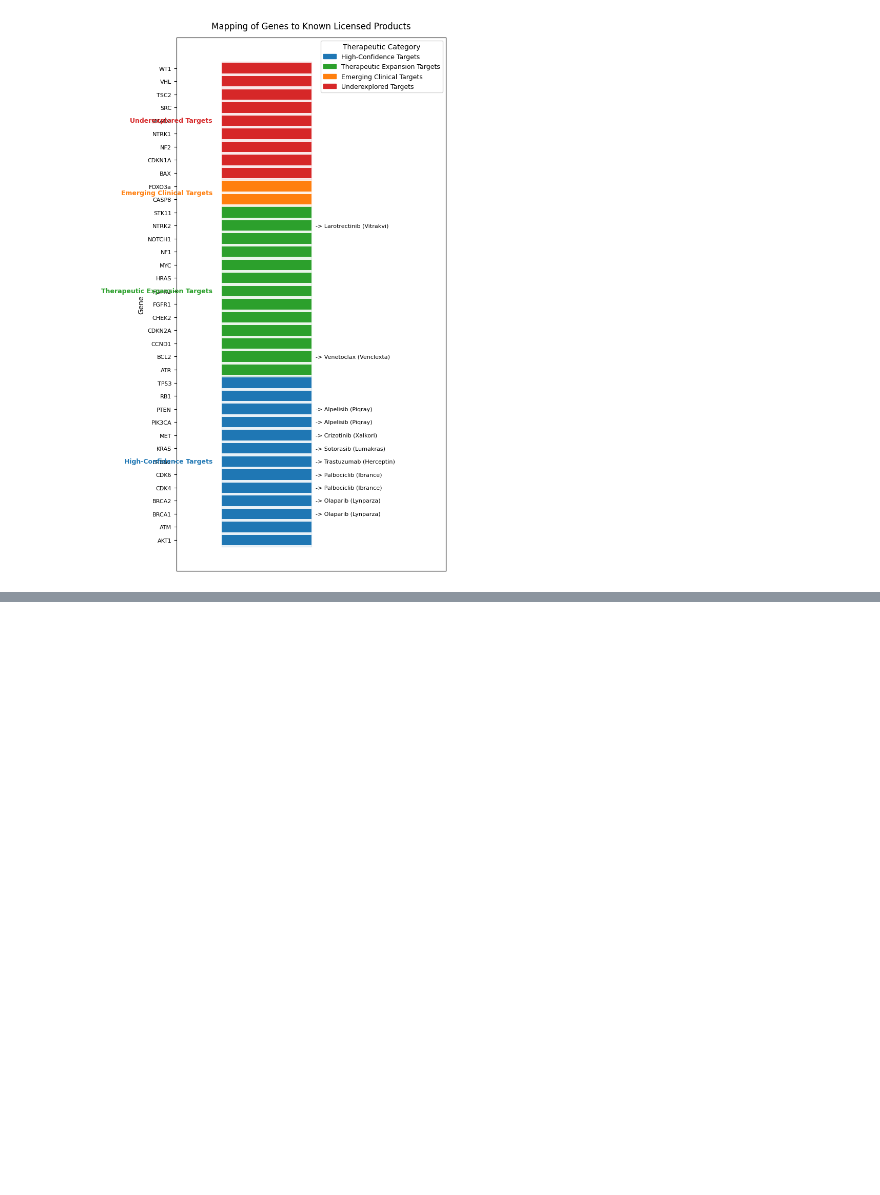
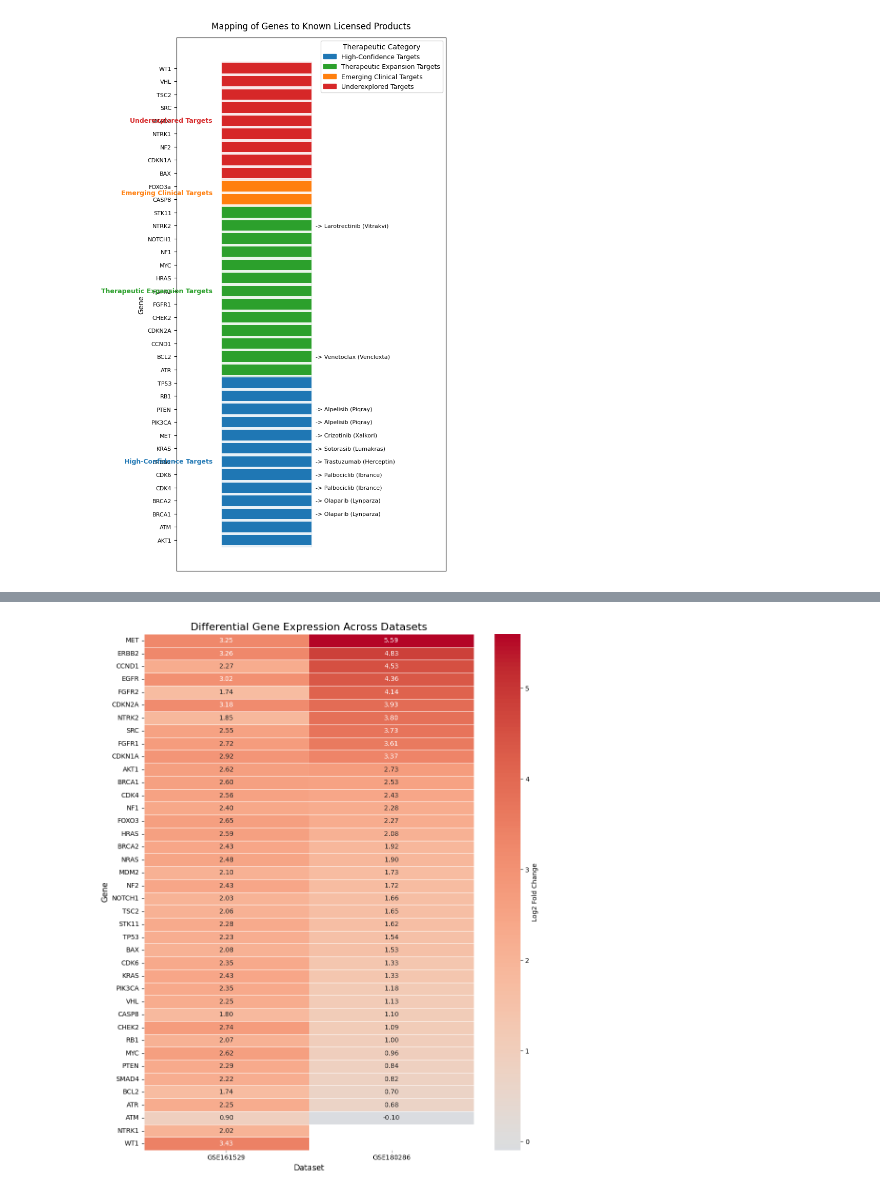
Before and after one commit to oliverraj/interpretable-machine-learning-oncology, a Jupyter notebook: notebooks/10_Combined_DE.ipynb, the cells around one changed output, grey strips where cells are left out. Drawn from its saved outputs; the diff is of its cells as text; code cells hidden in the pictures; blank space fills up the shorter version.

```diff
--- a/notebooks/10_Combined_DE.ipynb
+++ b/notebooks/10_Combined_DE.ipynb
@@ -2717,0 +2660,27 @@ plt.show()
+# %%
+# Sort df_pivot rows by 'GSE180286' column descending
+
+# Pivot the dataframe: index=gene, columns=Dataset, values=log2_fc
+df = pd.read_csv("~/Desktop/Capstone/Notebook recent/combined_de_genes.csv")
+df_pivot = df.pivot(index='gene', columns='Dataset', values='log2_fc')
+df_pivot_sorted = df_pivot.sort_values(by='GSE180286', ascending=False)
+
+plt.figure(figsize=(10, max(4, len(df_pivot_sorted)*0.3)))  # dynamic height
+
+sns.heatmap(
+    df_pivot_sorted,
+    cmap='coolwarm',
+    center=0,
+    annot=True,
+    fmt=".2f",
+    linewidths=0.5,
+    cbar_kws={'label': 'Log2 Fold Change'}
+)
+
+plt.title('Differential Gene Expression Across Datasets', fontsize=16)
+plt.ylabel('Gene', fontsize=12)
+plt.xlabel('Dataset', fontsize=12)
+plt.tight_layout()
+plt.show()
+# %% [output]
+[figure, added]
```
Also changed, not shown: parts of 3 cells of this notebook.
